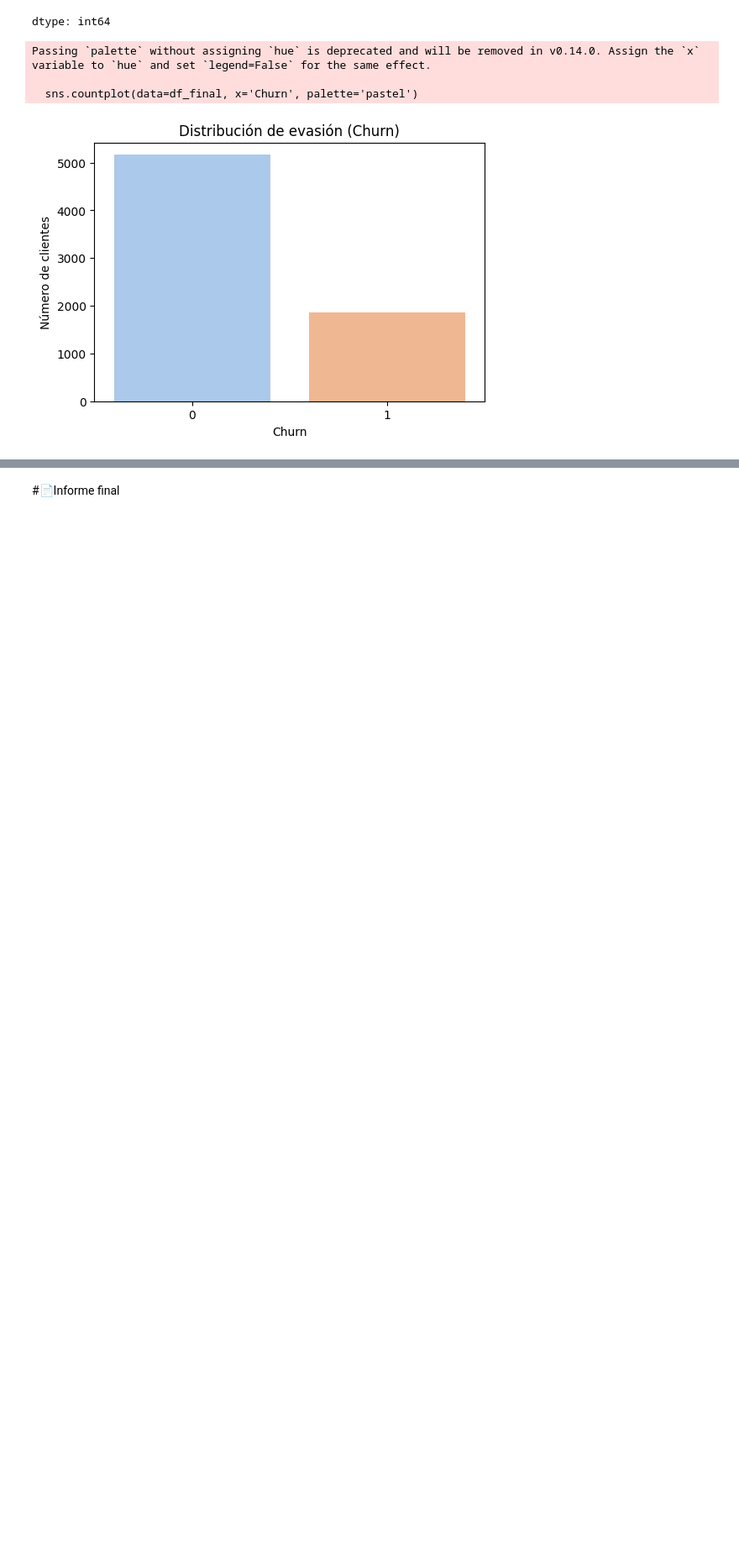
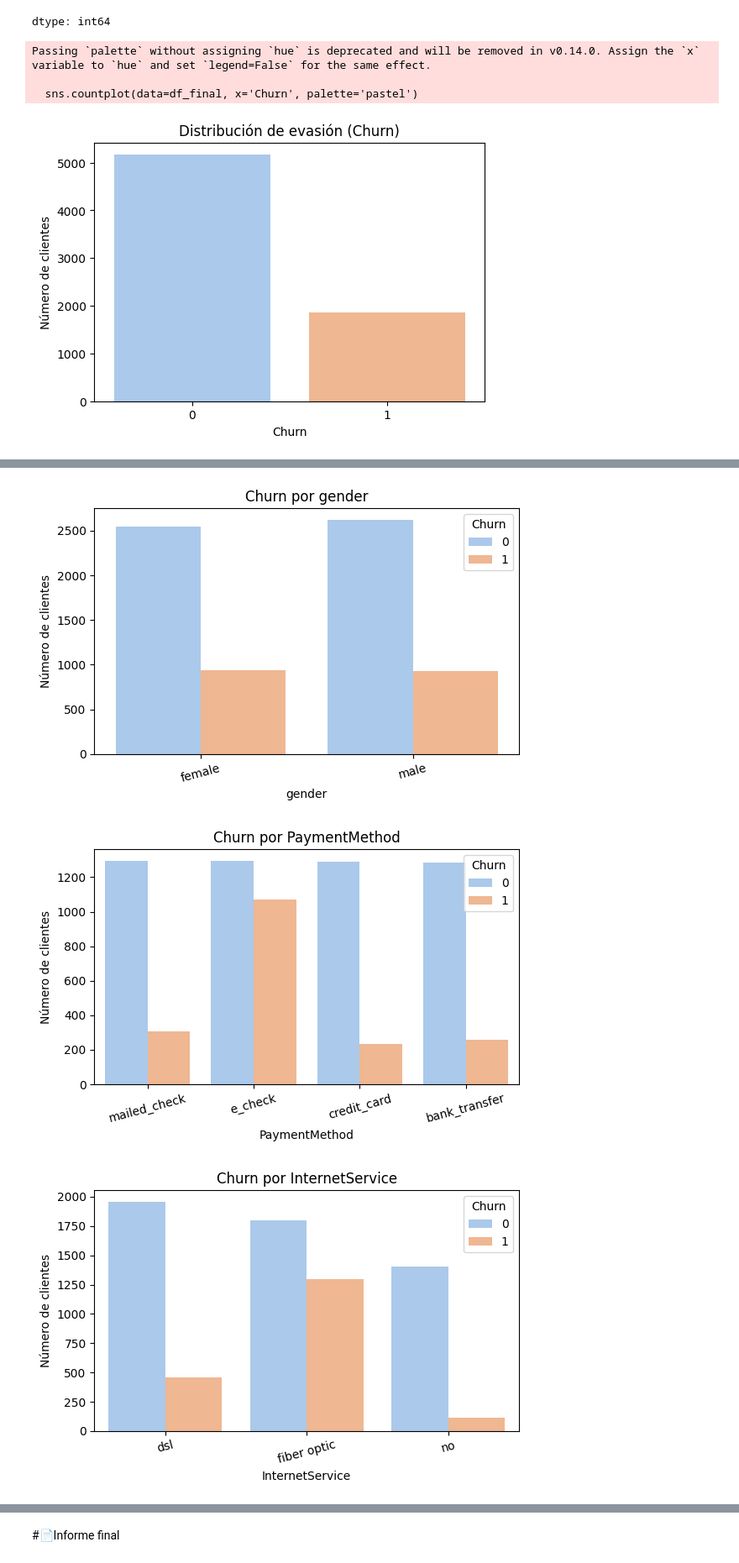
Before and after one commit to CSebasGC/csgc_TelecomX_parte2, a Jupyter notebook: TelecomX_LATAM.ipynb, the cells around one changed output, grey strips where cells are left out. Shown: that part at 84% size. Cells and saved outputs as stored; diff of their text form; code cells hidden in the pictures; blank space fills up the shorter version.

```diff
--- a/TelecomX_LATAM.ipynb
+++ b/TelecomX_LATAM.ipynb
@@ -378,0 +407,15 @@ Passing `palette` without assigning `hue` is deprecated and will be removed in v
+# %%
+categoricas = ['gender', 'PaymentMethod', 'InternetService']
+
+for col in categoricas:
+    plt.figure(figsize=(6,4))
+    sns.countplot(data=df_final, x=col, hue='Churn', palette='pastel')
+    plt.title(f'Churn por {col}')
+    plt.ylabel('Número de clientes')
+    plt.xticks(rotation=15)
+    plt.tight_layout()
+    plt.show()
+# %% [output]
+[figure, added]
+[figure, added]
+[figure, added]
```
Also changed, not shown: parts of 14 cells of this notebook.
